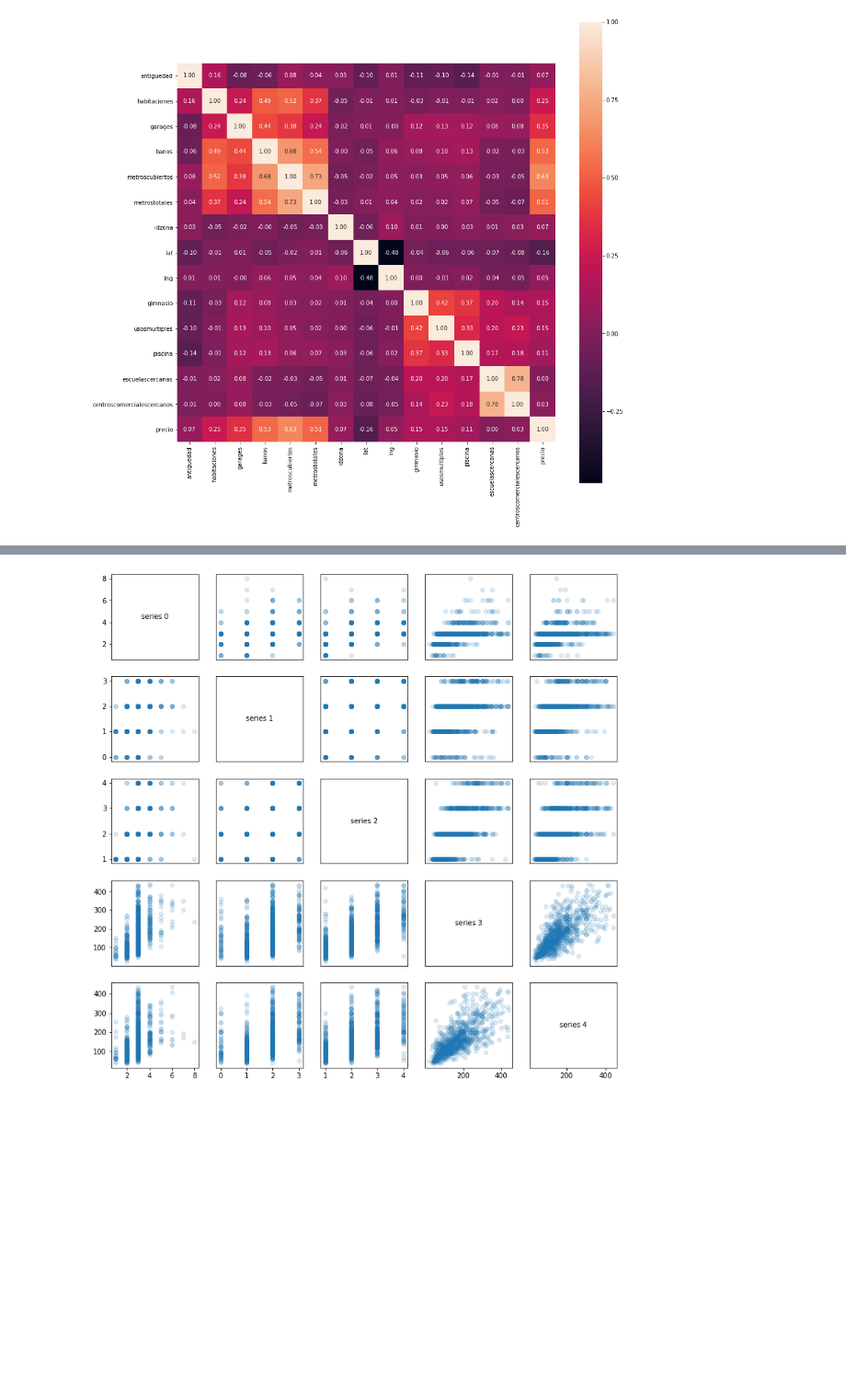
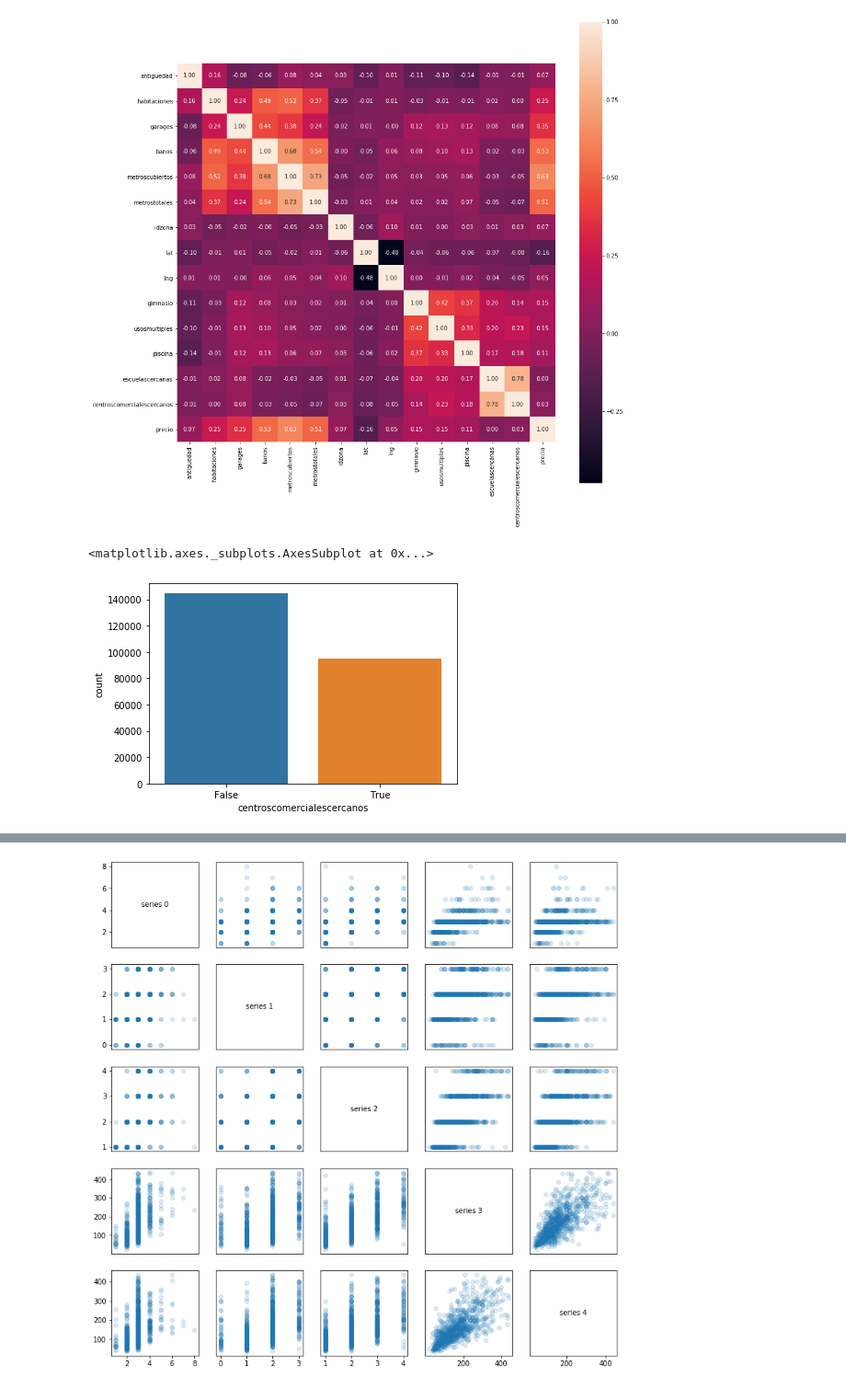
Before and after one commit to nbuzzano/7506-zonaprop, a Jupyter notebook: zonaprop-data-analysis.ipynb, the cells around one changed output, grey strips where cells are left out. Shown at 92% size. Cells and saved outputs as stored; diff of their text form; code cells hidden in the pictures; blank space fills up the shorter version.

```diff
--- a/zonaprop-data-analysis.ipynb
+++ b/zonaprop-data-analysis.ipynb
@@ -207,0 +207,5 @@ sns.heatmap(df.corr(), square=True, annot=True, fmt='.2f');
+# %%
+sns.countplot(x="centroscomercialescercanos", data=df)
+# %% [output]
+<matplotlib.axes._subplots.AxesSubplot at 0x...>
+[figure, added]
```
Also changed, not shown: parts of 6 cells of this notebook.
